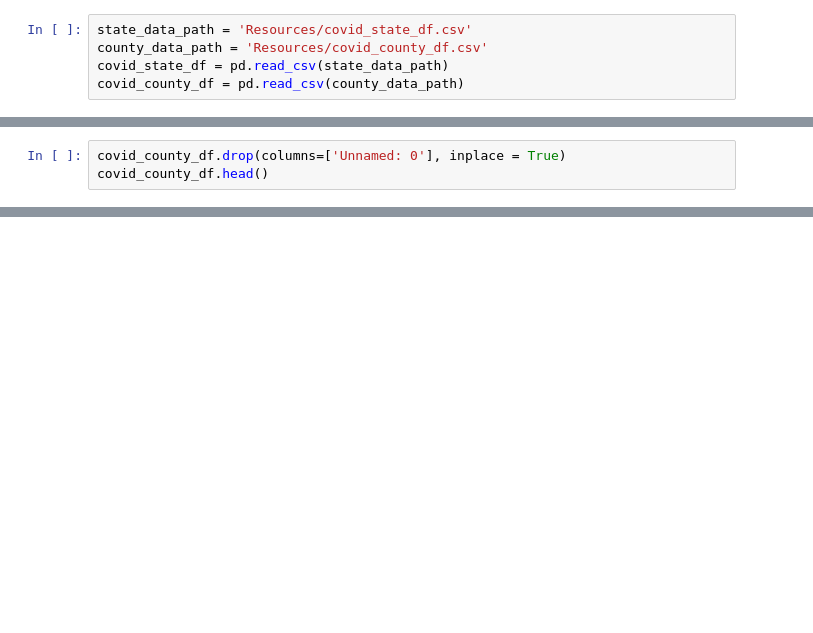
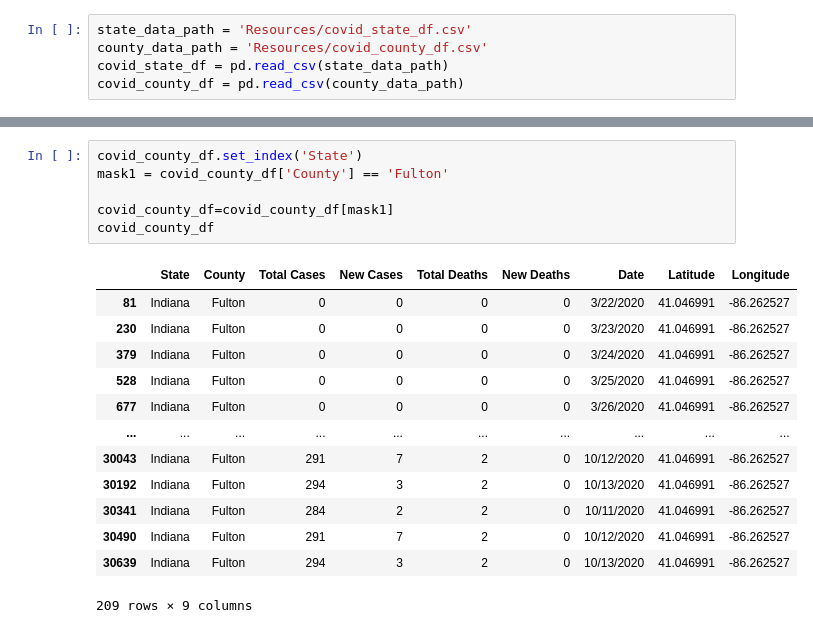
Before and after one commit to jbski/Covid19, a Jupyter notebook: Covid_19.ipynb, the cells around one changed output, grey strips where cells are left out. Cells and saved outputs as stored; diff of their text form; blank space fills up the shorter version.

```diff
--- a/Covid_19.ipynb
+++ b/Covid_19.ipynb
@@ -209,3 +278,0 @@ covid_state_df.head()
-# %%
-covid_county_df.drop(columns=['Unnamed: 0'], inplace = True)
-covid_county_df.head()
@@ -218,0 +297,20 @@ covid_county_df.head()
+# %%
+covid_county_df.set_index('State')
+mask1 = covid_county_df['County'] == 'Fulton'
+
+covid_county_df=covid_county_df[mask1]
+covid_county_df
+# %% [output]
+|  | State | County | Total Cases | New Cases | Total Deaths | New Deaths | Date | Latitude | Longitude |
+| 81 | Indiana | Fulton | 0 | 0 | 0 | 0 | 3/22/2020 | 41.046991 | -86.262527 |
+| 230 | Indiana | Fulton | 0 | 0 | 0 | 0 | 3/23/2020 | 41.046991 | -86.262527 |
+| 379 | Indiana | Fulton | 0 | 0 | 0 | 0 | 3/24/2020 | 41.046991 | -86.262527 |
+| 528 | Indiana | Fulton | 0 | 0 | 0 | 0 | 3/25/2020 | 41.046991 | -86.262527 |
+| 677 | Indiana | Fulton | 0 | 0 | 0 | 0 | 3/26/2020 | 41.046991 | -86.262527 |
+| ... | ... | ... | ... | ... | ... | ... | ... | ... | ... |
+| 30043 | Indiana | Fulton | 291 | 7 | 2 | 0 | 10/12/2020 | 41.046991 | -86.262527 |
+| 30192 | Indiana | Fulton | 294 | 3 | 2 | 0 | 10/13/2020 | 41.046991 | -86.262527 |
+| 30341 | Indiana | Fulton | 284 | 2 | 2 | 0 | 10/11/2020 | 41.046991 | -86.262527 |
+| 30490 | Indiana | Fulton | 291 | 7 | 2 | 0 | 10/12/2020 | 41.046991 | -86.262527 |
+| 30639 | Indiana | Fulton | 294 | 3 | 2 | 0 | 10/13/2020 | 41.046991 | -86.262527 |
+209 rows × 9 columns
```
Also changed, not shown: parts of 13 cells of this notebook, 3 other files.
